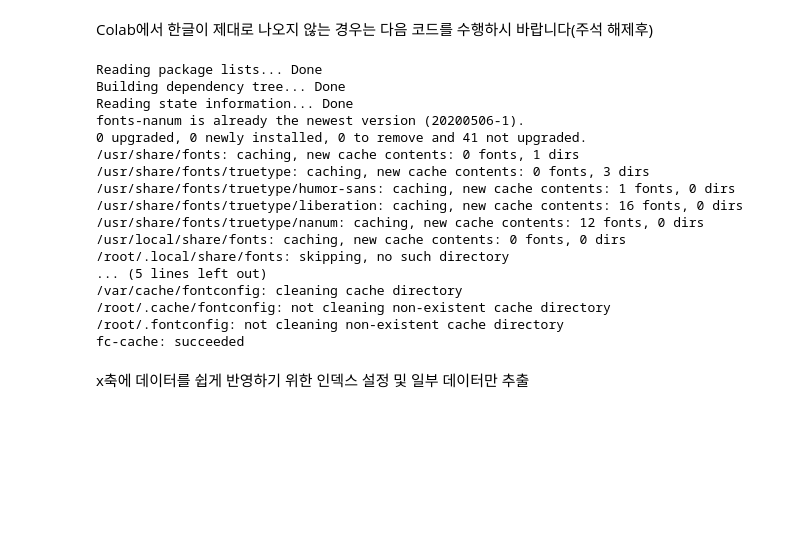
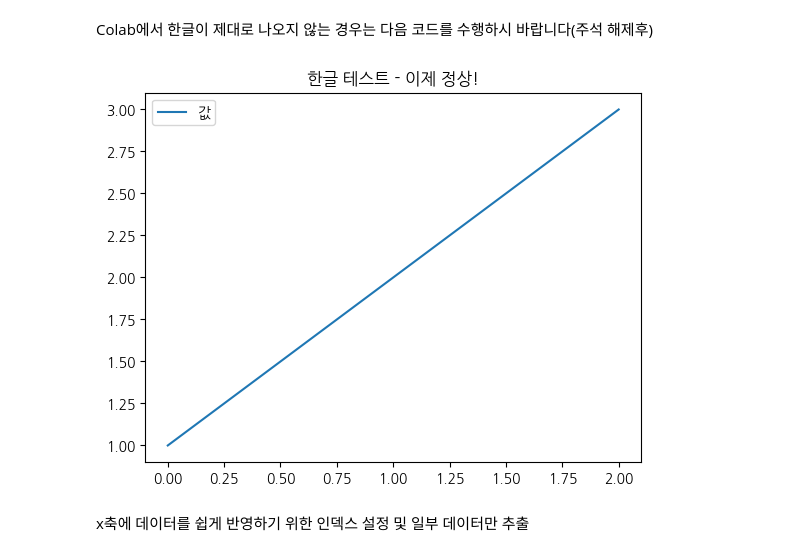
Before and after one commit to Kim-dingdong/dataframe-goodgoodgood, a Jupyter notebook: 이산수학 문제 답.ipynb, the cells around one changed output. Cells and saved outputs as stored; diff of their text form; code cells hidden in the pictures; blank space fills up the shorter version.

```diff
--- a/이산수학 문제 답.ipynb
+++ b/이산수학 문제 답.ipynb
@@ -289,30 +289,28 @@ import numpy as np
 # %% [markdown]
 
 Colab에서 한글이 제대로 나오지 않는 경우는 다음 코드를 수행하시 바랍니다(주석 해제후)
-# %%
-plt.rc('font', family='NanumBarunGothic')
-#
-!sudo apt-get install -y fonts-nanum
-!sudo fc-cache -fv
-!rm ~/.cache/matplotlib -rf
-# %% [output]
-Reading package lists... Done
-Building dependency tree... Done
-Reading state information... Done
-fonts-nanum is already the newest version (20200506-1).
-0 upgraded, 0 newly installed, 0 to remove and 41 not upgraded.
-/usr/share/fonts: caching, new cache contents: 0 fonts, 1 dirs
-/usr/share/fonts/truetype: caching, new cache contents: 0 fonts, 3 dirs
-/usr/share/fonts/truetype/humor-sans: caching, new cache contents: 1 fonts, 0 dirs
-/usr/share/fonts/truetype/liberation: caching, new cache contents: 16 fonts, 0 dirs
-/usr/share/fonts/truetype/nanum: caching, new cache contents: 12 fonts, 0 dirs
-/usr/local/share/fonts: caching, new cache contents: 0 fonts, 0 dirs
-/root/.local/share/fonts: skipping, no such directory
-... (5 lines left out)
-/var/cache/fontconfig: cleaning cache directory
-/root/.cache/fontconfig: not cleaning non-existent cache directory
-/root/.fontconfig: not cleaning non-existent cache directory
-fc-cache: succeeded
+# %%
+# 한글출력이 되지않아 ai로 폰트파일 추가했습니다.
+!wget -q https://github.com/google/fonts/raw/main/ofl/nanumgothic/NanumGothic-Regular.ttf
+!wget -q https://github.com/google/fonts/raw/main/ofl/nanumgothic/NanumGothic-Bold.ttf
+
+
+import matplotlib.pyplot as plt
+from matplotlib import font_manager as fm
+
+fm.fontManager.addfont('NanumGothic-Regular.ttf')
+fm.fontManager.addfont('NanumGothic-Bold.ttf')
+
+plt.rcParams['font.family'] = 'NanumGothic'
+plt.rcParams['axes.unicode_minus'] = False
+
+# 3) 테스트
+import numpy as np
+import pandas as pd
+pd.DataFrame({'값':[1,2,3]}).plot(title='한글 테스트 - 이제 정상!')
+plt.show()
+# %% [output]
+[figure, added]
 # %% [markdown]
 x축에 데이터를 쉽게 반영하기 위한 인덱스 설정 및 일부 데이터만 추출
 # %%
```
Also changed, not shown: parts of 8 cells of this notebook.
